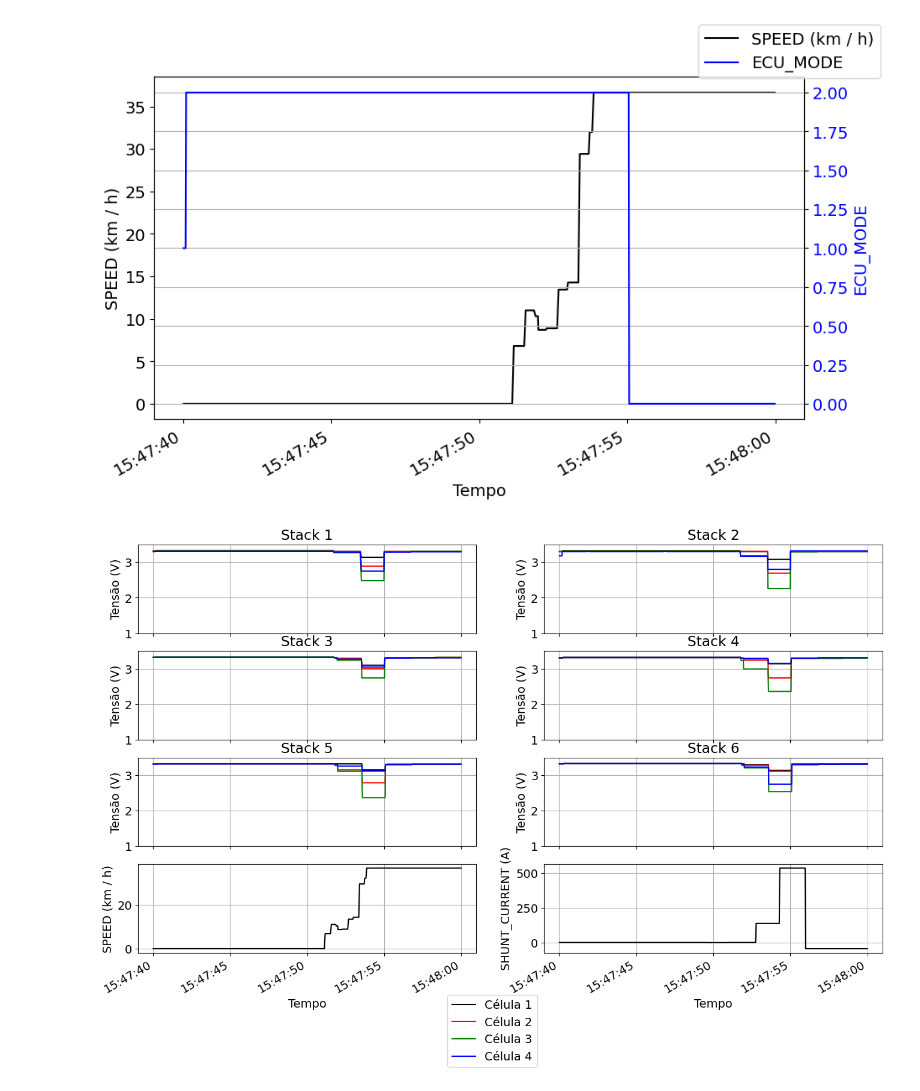
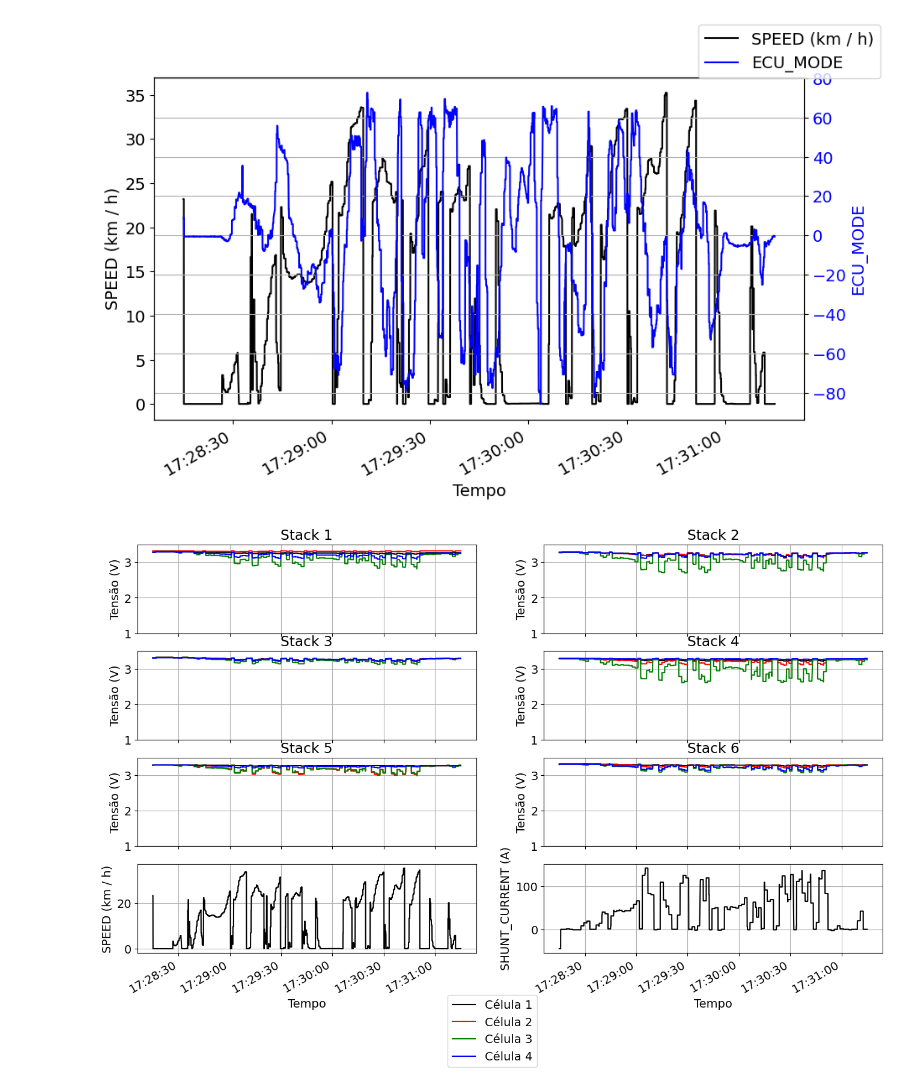
Before and after one commit to Tesla-UFMG/Data-Analysis, a Jupyter notebook: csv_testing.ipynb, the cells around one changed output. Saved outputs shown, nothing was run; the diff lists cells and outputs as text; code cells hidden in the pictures.

Commit message:
add aceleração e velocidade angular, roda fonica

```diff
--- a/csv_testing.ipynb
+++ b/csv_testing.ipynb
@@ -10,7 +10,10 @@ import matplotlib.dates as mdates
 plt.rcParams.update({'font.size': 14}) # Set global font size to 18
 plt.rcParams["figure.figsize"] = (10, 6)
 
-dataset_path = "./data/dados_telemetria/teste_odonto_08122025/full/odonto_08122025/miguelito"
+dataset_path = "./data/dados_telemetria/teste_odonto_08122025/full/odonto_08122025/mike"
 
-full_df = pd.read_csv(f'{dataset_path}/aceleracao2_miguelito.csv')
-full_df.tail(20)
+full_df = pd.read_csv(f'{dataset_path}/autocross3_mike.csv')
+# full_df.tail(20)
+
+# dataset_path = "./data/dados_telemetria/teste_odonto_08122025/full/"
+# full_df = pd.read_csv(f'{dataset_path}/full_df.csv')
@@ -69,34 +59,34 @@ timestamps_plot = full_df['timestamp'][range_plot] / 1000
 # Convert Unix timestamps to datetime objects
 dates_plot = [datetime.fromtimestamp(ts) for ts in timestamps_plot]
 # %%
-car_velocity = full_df['LEFT_MOTOR_SPEED']
-mode = full_df['ECU_MODE_ID']
+car_velocity = full_df['REAR_RIGHT_WHEEL_SPEED']
+mode = full_df['VEL_ANGULAR_YAW']
 
 # Create the plot
 fig, ax1 = plt.subplots()
 ax1.plot(dates_plot, car_velocity[range_plot], color="black", label="SPEED (km / h)")
 ax1.set_xlabel('Tempo')
 ax1.set_ylabel('SPEED (km / h)', color='black')
 
 # Create a second y-axis sharing the same x-axis
 ax2 = ax1.twinx()
 
 ax2.plot(dates_plot, mode[range_plot], color="blue", label="ECU_MODE")
 ax2.set_ylabel('ECU_MODE', color='blue')
 ax2.tick_params(axis='y', labelcolor='blue')
 
 date_format = mdates.DateFormatter("%H:%M:%S")
 ax1.xaxis.set_major_formatter(date_format)
 
 # Optional: Rotate x-axis labels for better readability if they overlap
 fig.autofmt_xdate()
 
 # Optional: align legends
 fig.legend(loc='upper right')
 plt.grid(True)
 plt.show()
 # %% [output]
-[figure, old version]
+[figure, new version]
 # %%
 fig, axs = plt.subplots(4,2, figsize=(16,10)) # Adjust figsize as needed
 
@@ -191,7 +181,7 @@ fig.autofmt_xdate()
 fig.legend(loc='lower center')
 plt.show()
 # %% [output]
-[figure, old version]
+[figure, new version]
 # %%
 plt.plot(dates_plot, full_df['AIR_P'][range_plot])
 plt.plot(dates_plot, full_df['AIR_N'][range_plot])
```
Also changed, not shown: parts of 3 cells of this notebook, 24 other files.
